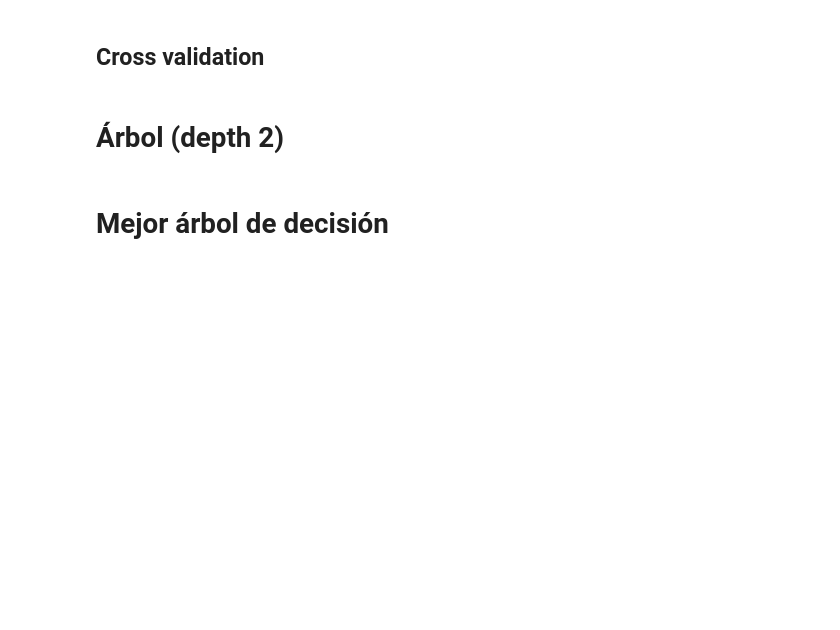
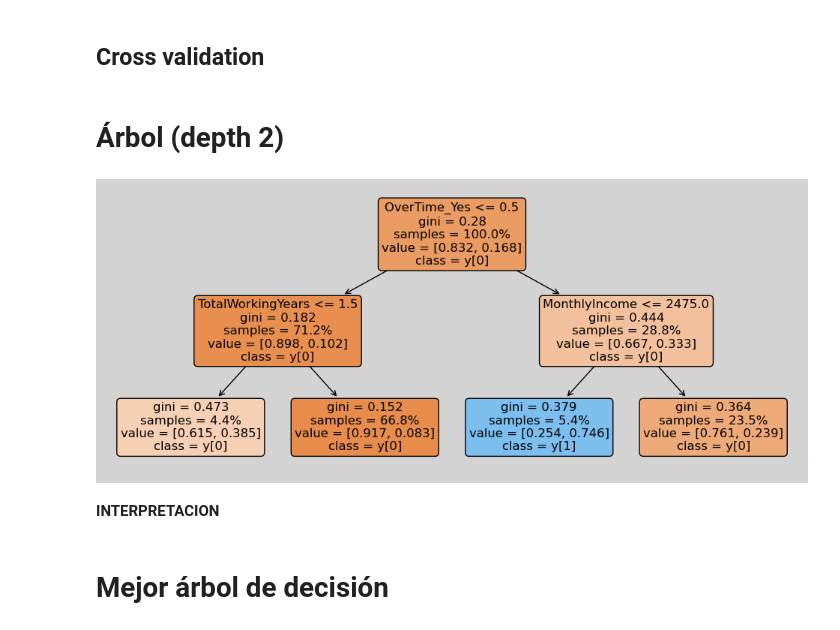
Before and after one commit to zayo1511/LabAprEst, a Jupyter notebook: Parcial3/ExamenPractico.ipynb, the cells around one changed output. Cells and saved outputs as stored; diff of their text form; code cells hidden in the pictures; blank space fills up the shorter version.

Commit message:
decision tree

```diff
--- a/Parcial3/ExamenPractico.ipynb
+++ b/Parcial3/ExamenPractico.ipynb
@@ -83,5 +144,6 @@ def importance(features, importances, n_var, importance_type):
 # Data
 # %%
 data = pd.read_csv('Data/hr_role.csv')
-data.info()
+data['Attrition'] = data['Attrition'].map({'Yes': True, 'No': False})
+data.head()
 # %% [output]
@@ -105,5 +157,5 @@ memory usage: 369.1+ KB
 # %% [markdown]
 ## Variable dependiente
 # %%
-target =
+target = 'Attrition'
 y = data[target]
@@ -117,3 +163,6 @@ vibariado(data[['age', 'bmi', target]], y)
 # Feature engineering
 # %% [markdown]
 ## Dummies
+# %%
+data = pd.get_dummies(data)
+data.head()
@@ -131,5 +188,11 @@ X = data.copy().drop(target, axis=1)
 X_train, X_test, y_train, y_test = train_test_split(X, y, test_size=0.2, random_state=42)
 # %% [markdown]
 # Árbol (depth 2)
+# %%
+depth2Tree(X_train, y_train)
+# %% [output]
+[figure, added]
+# %% [markdown]
+**INTERPRETACION**
 # %% [markdown]
 # Mejor árbol de decisión
```
Also changed, not shown: parts of 8 cells of this notebook.
